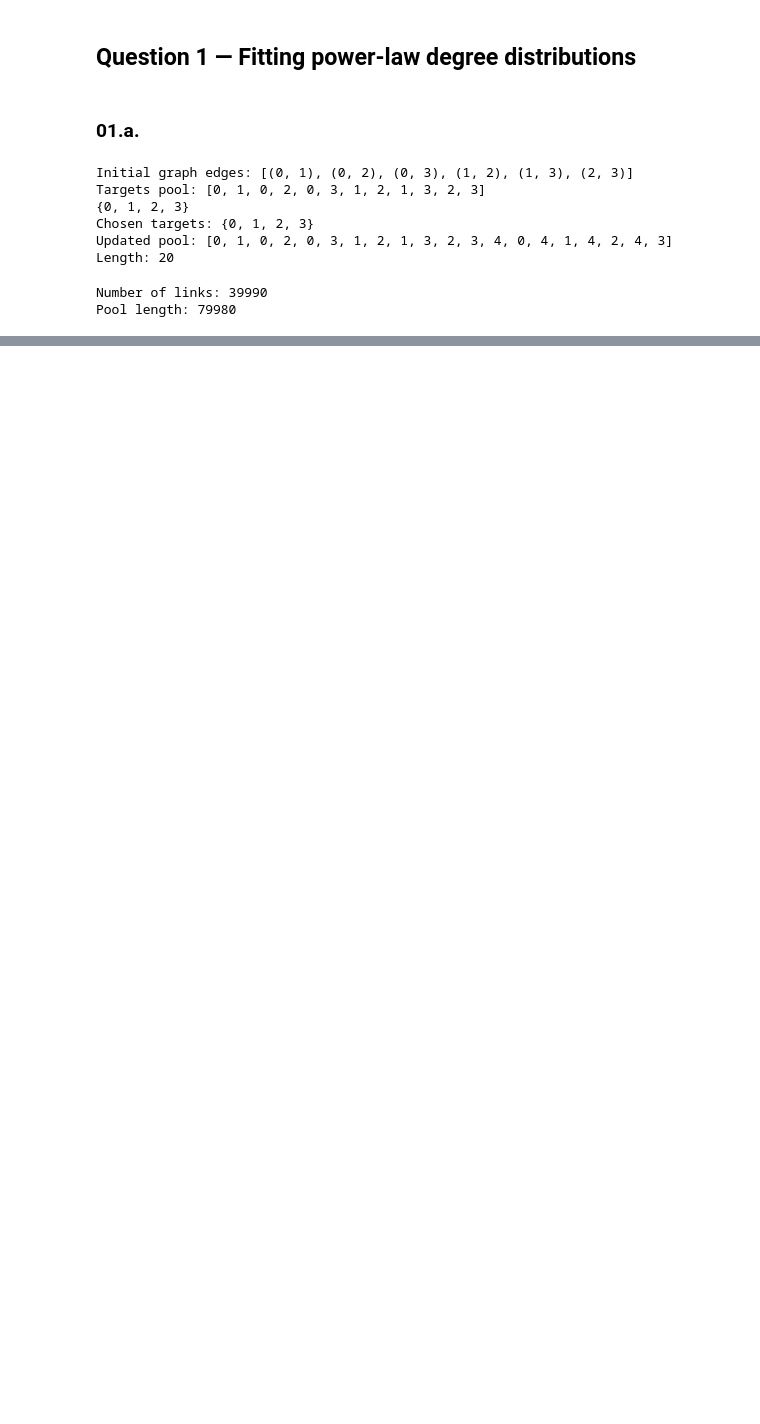
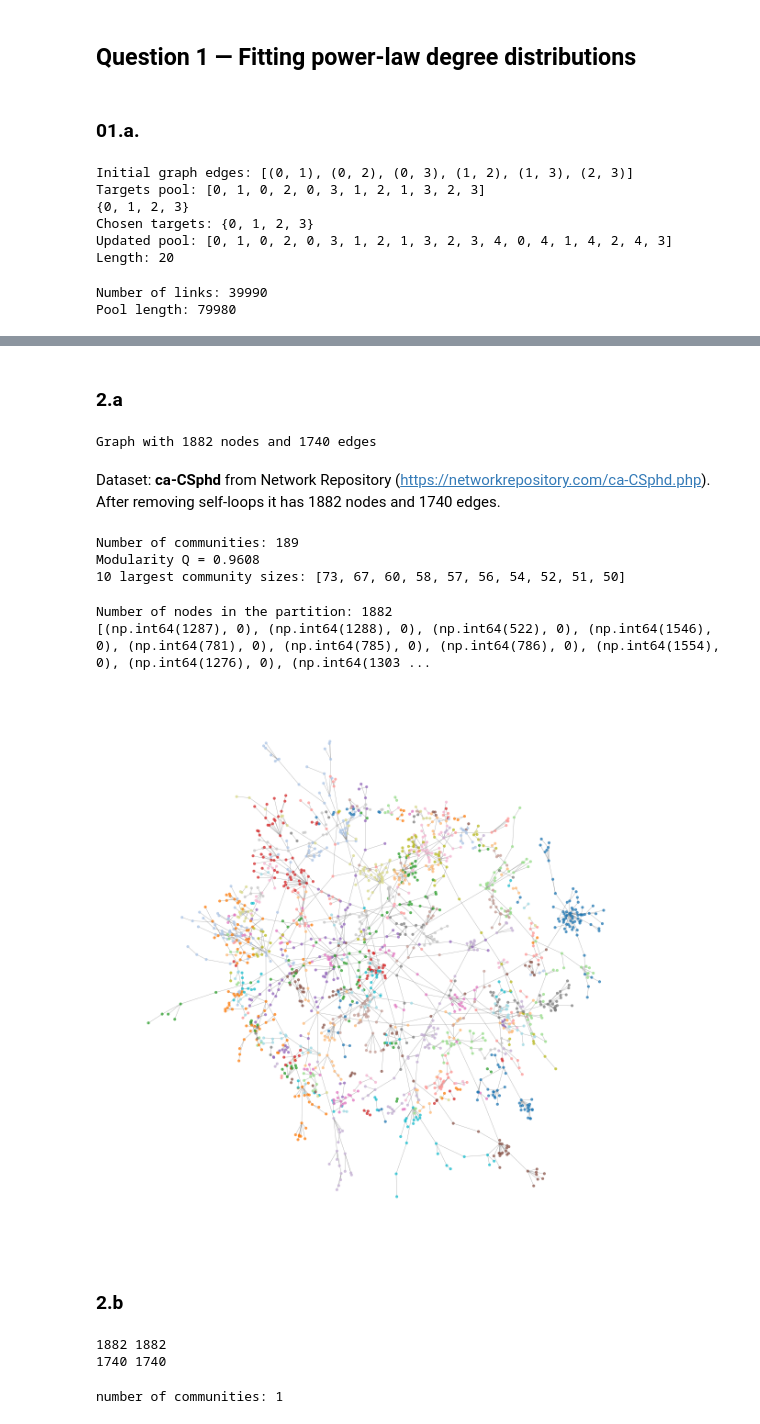
Before and after one commit to JacopoConti/nets7052_fa26, a Jupyter notebook: assignments/assignment02.ipynb, the cells around one changed output, grey strips where cells are left out. Cells and saved outputs as stored; diff of their text form; code cells hidden in the pictures; blank space fills up the shorter version.

```diff
--- a/assignments/assignment02.ipynb
+++ b/assignments/assignment02.ipynb
@@ -171,0 +363,64 @@ My estimation appraoch 3 as the network growth. For k >>> 0, K=1 or k+2 is = ca.
+# %% [markdown]
+### 2.a
+# %%
+path = "Q2_data/ca-CSphd.mtx"  # downloaded from networkrepository.com
+
+edges = pd.read_csv(path, comment="%", sep=r"\s+", header=None, skiprows=1)
+G = nx.from_edgelist(edges[[0, 1]].values)
+G.remove_edges_from(nx.selfloop_edges(G))
+print(G)
+# %% [output]
+Graph with 1882 nodes and 1740 edges
+# %% [markdown]
+Dataset: **ca-CSphd** from Network Repository (https://networkrepository.com/ca-CSphd.php). After removing self-loops it has 1882 nodes and 1740 edges.
+# %%
+# Louvain modularity maximization
+communities = nx.community.louvain_communities(G, seed=42) # nice ref to Guida galattica per autostoppisti of Douglas Adams ;)
+communities = sorted(communities, key=len, reverse=True) # largest first
+
+Q = nx.community.modularity(G, communities)
+print(f"Number of communities: {len(communities)}")
+print(f"Modularity Q = {Q:.4f}")
+print("10 largest community sizes:", [len(c) for c in communities[:10]])
+
+# Map each node to its community id
+node_comm = {n: i for i, c in enumerate(communities) for n in c}
+# %% [output]
+Number of communities: 189
+Modularity Q = 0.9608
+10 largest community sizes: [73, 67, 60, 58, 57, 56, 54, 52, 51, 50]
+# %%
+partition = {node: i for i, community in enumerate(communities) for node in community}
+
+print(f"Number of nodes in the partition: {len(partition)}")
+print(list(partition.items())[:10]) # first 10 entries as a check
+# %% [output]
+Number of nodes in the partition: 1882
+[(np.int64(1287), 0), (np.int64(1288), 0), (np.int64(522), 0), (np.int64(1546), 0), (np.int64(781), 0), (np.int64(785), 0), (np.int64(786), 0), (np.int64(1554), 0), (np.int64(1276), 0), (np.int64(1303 ...
+# %%
+pos = nx.spring_layout(G, seed=42)
+
+# One color per community
+node_colors = [plt.cm.tab20(node_comm[n] % 20) for n in G.nodes()]
+
+plt.figure(figsize=(12, 12))
+nx.draw(G, pos, node_color=node_colors, node_size=12, width=0.5, edge_color="gray", alpha=0.7)
+plt.show()
+# %% [output]
+[figure, added]
+# %% [markdown]
+### 2.b
+# %%
+node_list = list(G.nodes())
+index = {node: i for i, node in enumerate(node_list)} # original id > graph-tool index
+
+g = gt.Graph(directed=False)
+g.add_vertex(len(node_list))
+g.add_edge_list([(index[u], index[v]) for u, v in G.edges()]) # add the edges using the new indices
+
+#check
+print(g.num_vertices(), G.number_of_nodes())
+print(g.num_edges(), G.number_of_edges())
+# %% [output]
+1882 1882
+1740 1740
@@ -171,0 +431,7 @@ My estimation appraoch 3 as the network growth. For k >>> 0, K=1 or k+2 is = ca.
+# %%
+# Partition
+partition_gt = {node_list[i]: int(b[i]) for i in range(len(node_list))} # {node_id: community_id}
+
+print('number of communities:', len(set(partition_gt.values()))) # how many groups the SBM found
+# %% [output]
+number of communities: 1
```
Also changed, not shown: parts of 65 cells of this notebook.
